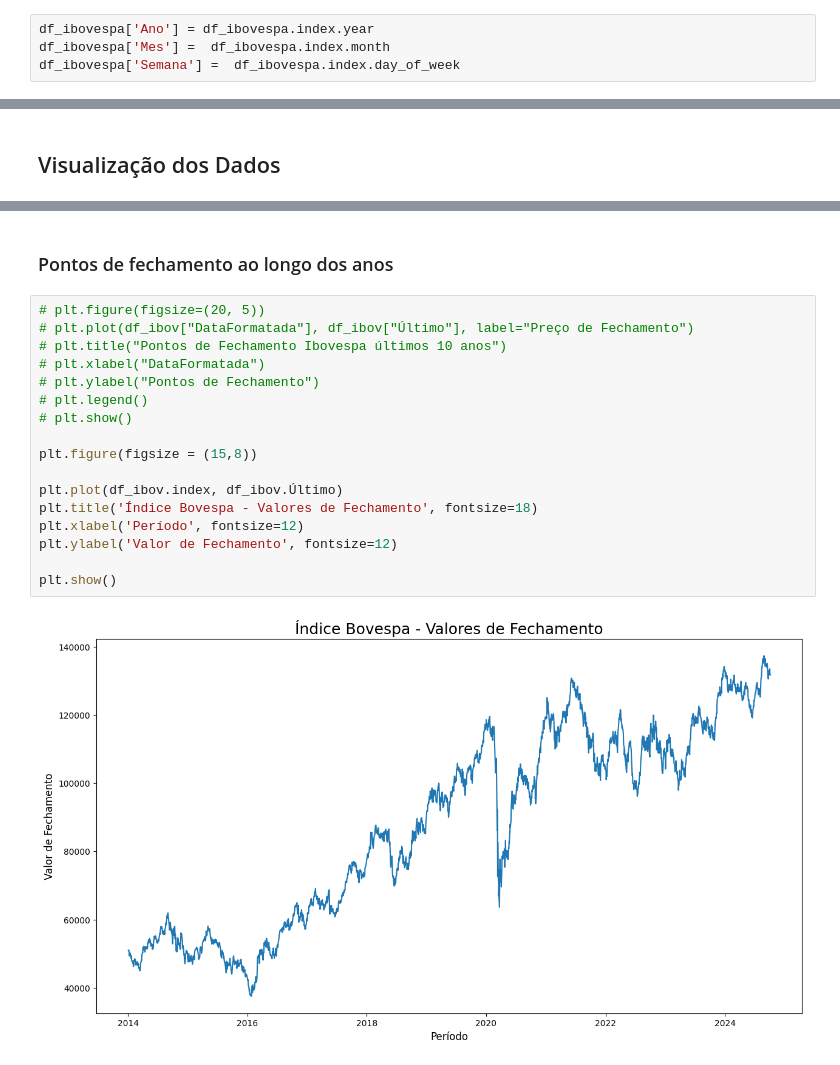
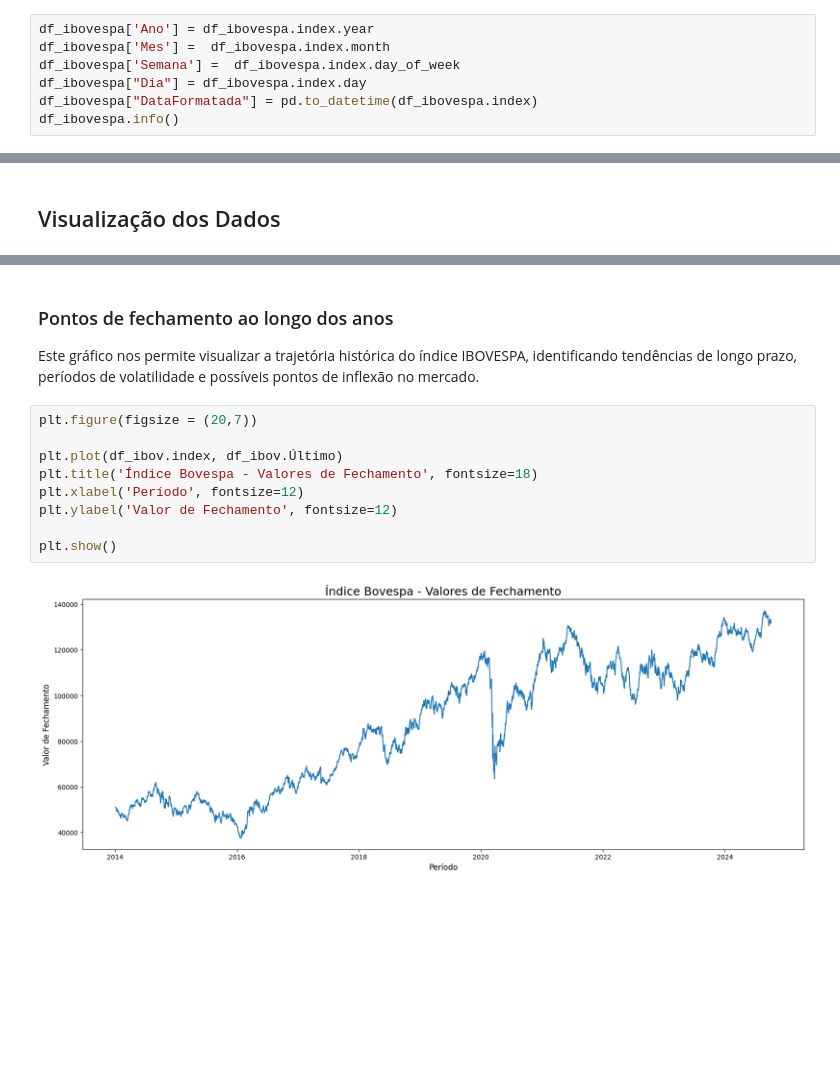
Before and after one commit to felipefreitasffs/IbovAnalysis, a Jupyter notebook: src/ibovespa.ipynb, the cells around one changed output, grey strips where cells are left out. Cells and saved outputs as stored; diff of their text form; blank space fills up the shorter version.

Commit message:
Implementação da análise da serie temporal ibovespa

```diff
--- a/src/ibovespa.ipynb
+++ b/src/ibovespa.ipynb
@@ -85,3 +134,6 @@ df_ibovespa.head(10)
 df_ibovespa['Ano'] = df_ibovespa.index.year
 df_ibovespa['Mes'] =  df_ibovespa.index.month
 df_ibovespa['Semana'] =  df_ibovespa.index.day_of_week
+df_ibovespa["Dia"] = df_ibovespa.index.day
+df_ibovespa["DataFormatada"] = pd.to_datetime(df_ibovespa.index)
+df_ibovespa.info()
@@ -171,21 +215,15 @@ sns.heatmap(data=correlation_matrix, annot=True, linewidths=.5, ax=ax)
-# %% [markdown]
-### Pontos de fechamento ao longo dos anos
+# %% [markdown]
+### Pontos de fechamento ao longo dos anos
+
+Este gráfico nos permite visualizar a trajetória histórica do índice IBOVESPA, identificando tendências de longo prazo, períodos de volatilidade e possíveis pontos de inflexão no mercado.
 # %%
-# plt.figure(figsize=(20, 5))
-# plt.plot(df_ibov["DataFormatada"], df_ibov["Último"], label="Preço de Fechamento")
-# plt.title("Pontos de Fechamento Ibovespa últimos 10 anos")
-# plt.xlabel("DataFormatada")
-# plt.ylabel("Pontos de Fechamento")
-# plt.legend()
-# plt.show()
-
-plt.figure(figsize = (15,8))
+plt.figure(figsize = (20,7))
 
 plt.plot(df_ibov.index, df_ibov.Último)
 plt.title('Índice Bovespa - Valores de Fechamento', fontsize=18)
 plt.xlabel('Período', fontsize=12)
 plt.ylabel('Valor de Fechamento', fontsize=12)
 
 plt.show()
 # %% [output]
-[figure, old version]
+[figure, new version]
```
Also changed, not shown: parts of 58 cells of this notebook, 3 other files.
